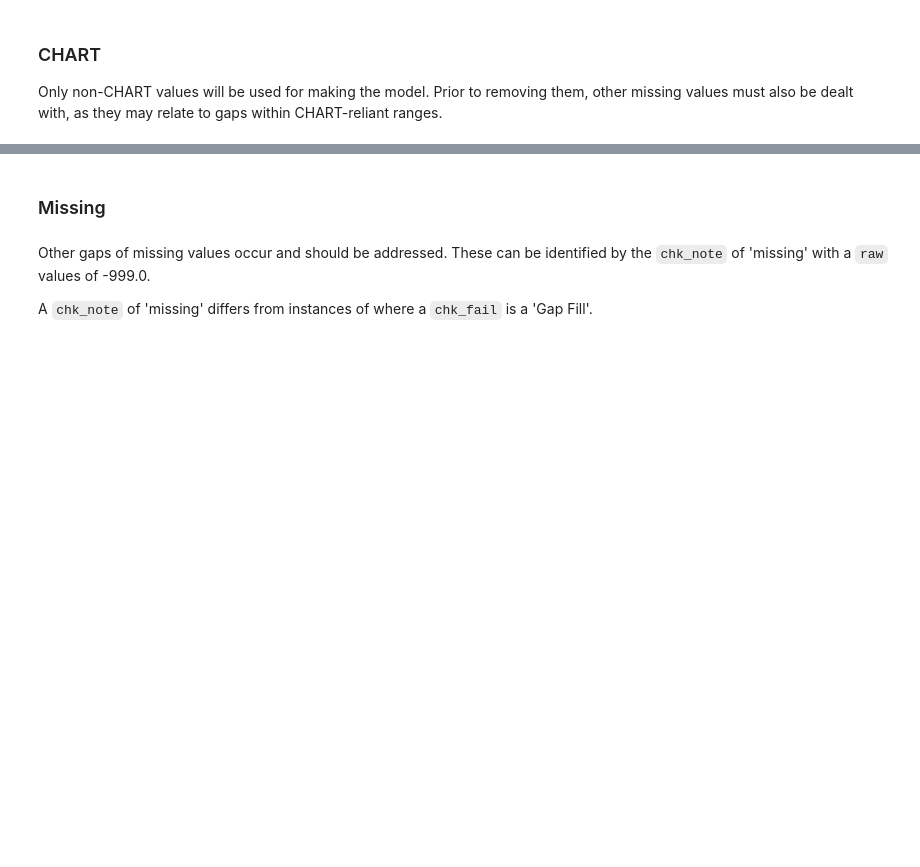
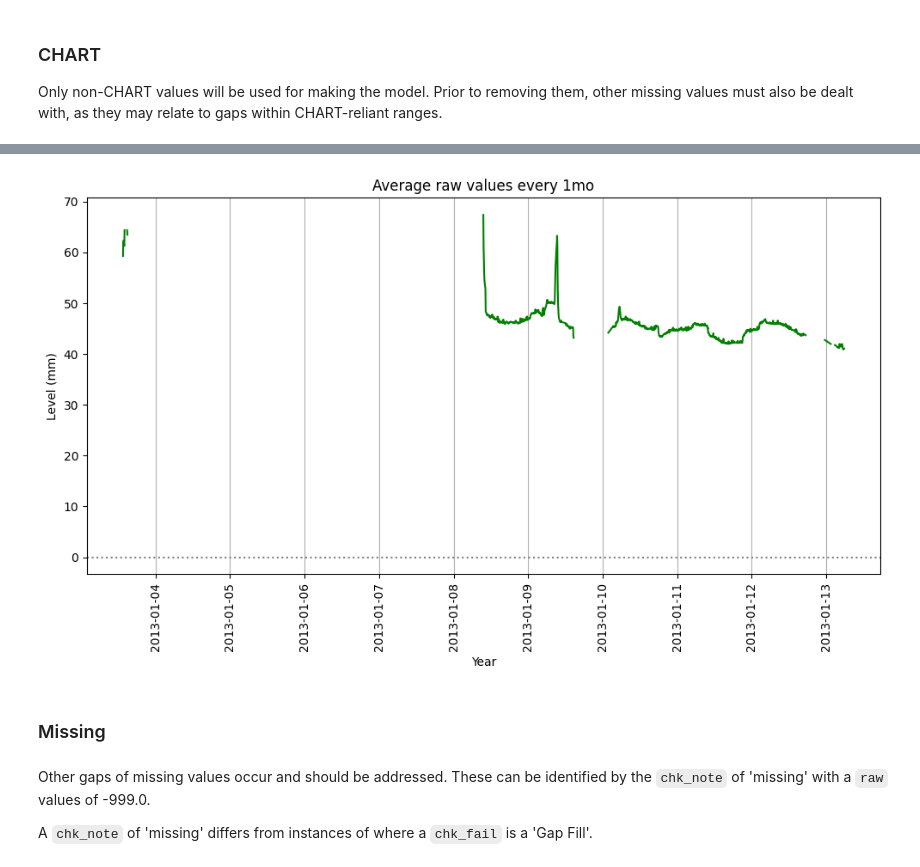
Before and after one commit to gmcginnis/info-698-capstone, a Jupyter notebook: 01_eda.ipynb, the cells around one changed output, grey strips where cells are left out. Drawn from its saved outputs; the diff is of its cells as text; code cells hidden in the pictures; blank space fills up the shorter version.

```diff
--- a/01_eda.ipynb
+++ b/01_eda.ipynb
@@ -370,7 +403,8 @@ The model cannot be trained on this data, as is using a different resource and a
 # The ISCO sensor failed in early 2013
 # Values started being recorded with RADAR in late 2014
 # data_gap = data_all_combined.sort_index()['2013-01-01 00:00:00':'2014-08-22 23:59:59']
-data_gap = filter_dates(data_all_combined, '2013-01-01 00:00:00', '2014-08-22 23:59:59')
+# data_gap = filter_dates(data_all_combined, '2013-01-01 00:00:00', '2014-08-22 23:59:59')
+data_gap = data_all_combined['2013-01-01 00:00:00':'2014-08-22 23:59:59']
 
 # Get the earliest date of gap filling
 date_gap_start = data_gap[data_gap['source'] == 'CHART'].index[0]
@@ -534,0 +651,16 @@ data_combined
+# %%
+# print(abs(3555834 - 3557018))
+# len(merged_df[merged_df["_merge"] == "left_only"])
+flag_index = merged_df[merged_df["_merge"] == "left_only"].index
+# data_all_combined[date_gap_start:date_gap_end]
+data_flagged = data_all_combined.copy()
+
+data_flagged["flag"] = False
+
+data_flagged.loc[data_flagged.index.isin(flag_index), "flag"]  = True
+
+# data_flagged[date_gap_start:date_gap_end]
+# data_flagged[date_gap_end:]
+data_flagged[data_flagged["flag"]==True]
+
+# merged_df[merged_df['_merge'] == 'left_only'].drop(columns=['_merge', 'value_right'])
@@ -535,3 +682,36 @@ data_combined
+# %%
+data_flagged_diff = data_flagged[data_flagged["flag"]==True]
+full_date_range = pd.date_range(start = data_flagged_diff.index[0], end = data_flagged_diff.index[-1], freq="5min")
+data_flagged_diff = data_flagged_diff.reindex(full_date_range)
+# data_flagged_diff
+
+fig, ax = plt.subplots(figsize=(10, 6))
+## Line for 0
+plt.axhline(y=0, color = "grey", linestyle = ":")
+# Mean
+ax.plot(data_flagged_diff.index, data_flagged_diff['level'], color = 'green')
+# ax.scatter(data_flagged_diff.index, data_flagged_diff['level'], color = 'green')
+# ax.plot(data_sumstats.index, data_sumstats['mean'], color = 'green', label = "Mean")
+# Ribbon for standard deviation
+# ax.fill_between(data_mixed_filtered_sumstats.index, data_mixed_filtered_sumstats['mean']-data_mixed_filtered_sumstats['std'], data_mixed_filtered_sumstats['mean']+data_mixed_filtered_sumstats['std'], color = 'aquamarine', label = "std")
+ax.set_xlabel("Year")
+ax.set_ylabel("Level (mm)")
+ax.set_title("Average raw values every 1mo")
+# ax.set_ylim(bottom = 0)
+# ax.set_xlim(left = dt.date(1989, 1, 1), right = dt.date(2026, 1, 1))
+# ax.xaxis.set_major_locator(mdates.YearLocator(month = 1)) # Show ticks at start of year
+plt.xticks(rotation = 90)
+plt.tight_layout()
+plt.grid(axis = 'x', which = 'major')
+# plt.legend(loc = 'upper right')
+# Truncate plot
+# ax.set_ylim(bottom = 0, top = 250)
+
+plt.show()
+
+del fig, ax, data_flagged_diff
+# %% [output]
+[figure, added]
 # %% [markdown]
 ### Missing
 # %%
```
Also changed, not shown: parts of 13 cells of this notebook.
